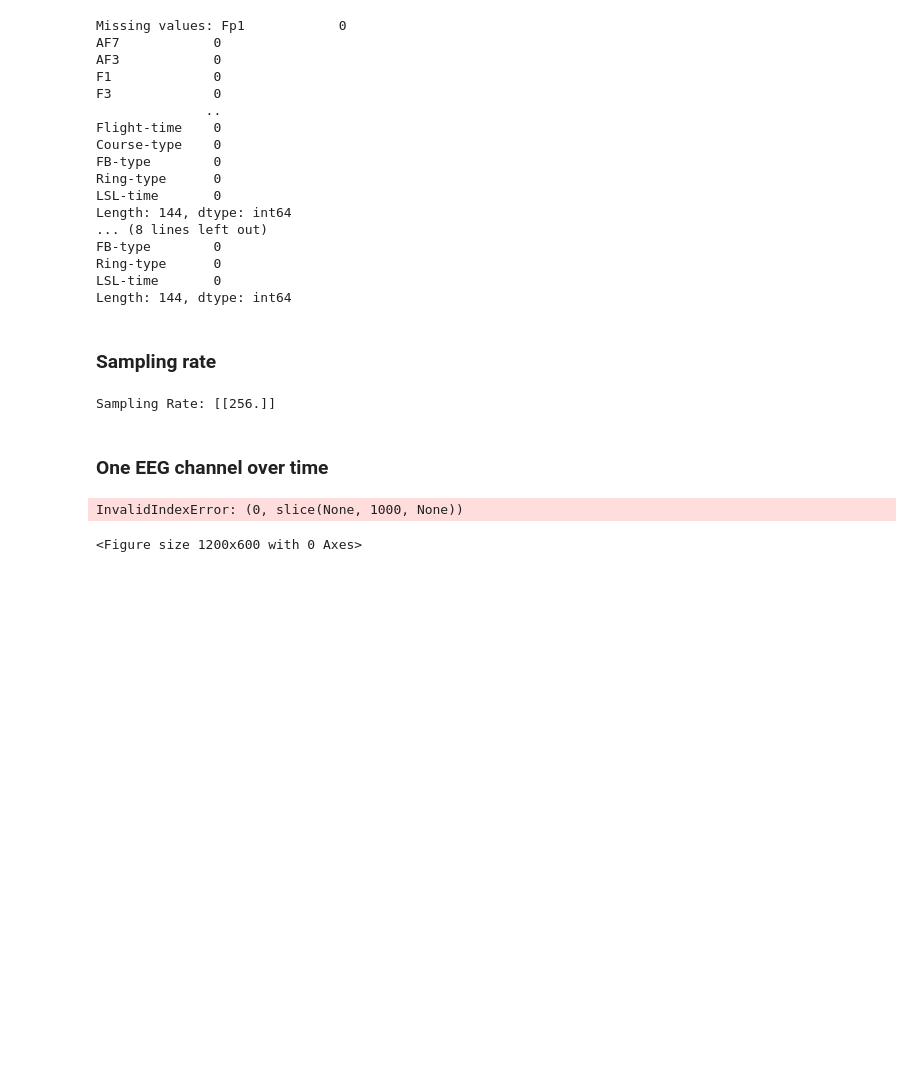
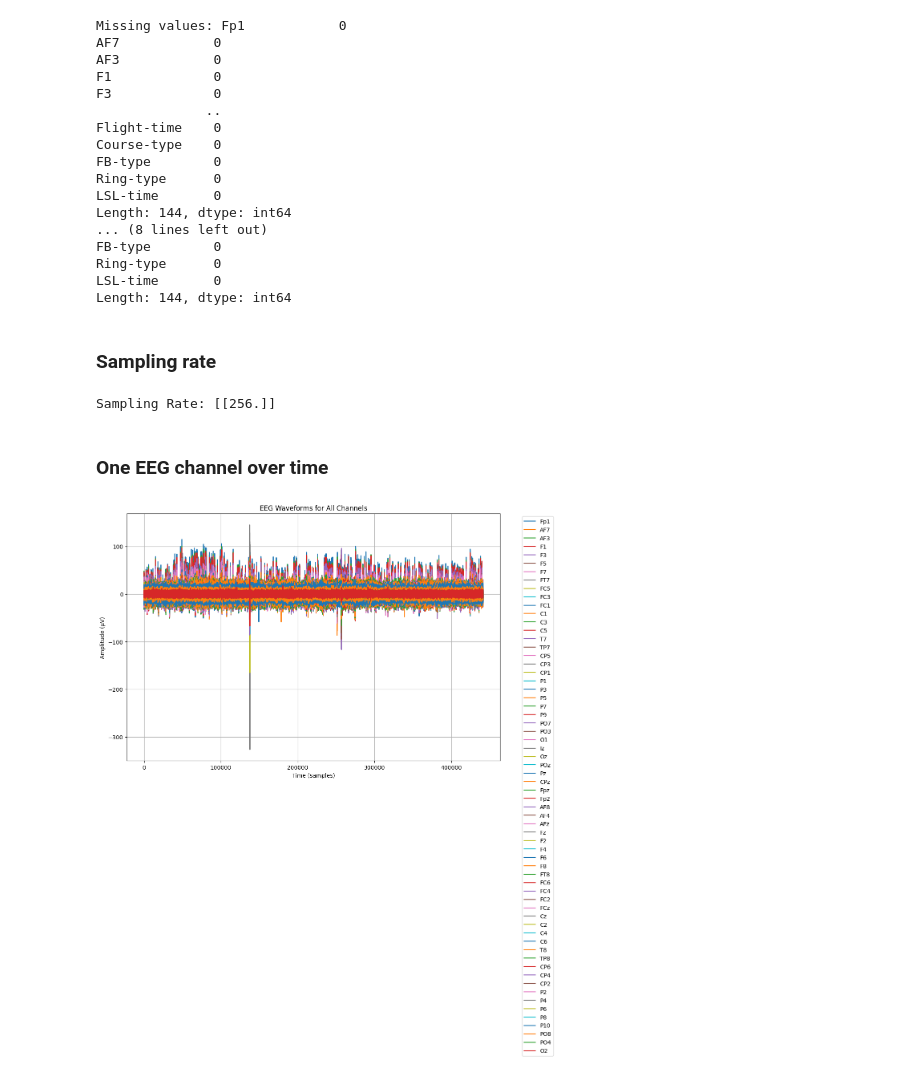
Before and after one commit to Ssalijoshua/Regulation-of-arousal-, a Jupyter notebook: eda-code.ipynb, the cells around one changed output. Saved outputs shown, nothing was run; the diff lists cells and outputs as text; code cells hidden in the pictures; blank space fills up the shorter version.

```diff
--- a/eda-code.ipynb
+++ b/eda-code.ipynb
@@ -251,14 +267,3 @@ print("Sampling Rate:", sampling_rate)
 Sampling Rate: [[256.]]
 # %% [markdown]
 ### One EEG channel over time
-# %%
-# Select first channel and first 1000 time points
-plt.figure(figsize=(12,6))
-plt.plot(eeg_data[0, :1000])
-plt.title("EEG Signal (Channel 1)")
-plt.xlabel("Time (samples)")
-plt.ylabel("Amplitude (µV)")
-plt.show()
-# %% [output]
-InvalidIndexError: (0, slice(None, 1000, None))
-<Figure size 1200x600 with 0 Axes>
@@ -278,0 +270,30 @@ plt.show()
+# %%
+import matplotlib.pyplot as plt
+import pandas as pd
+
+# Assuming df_cleaned is your DataFrame with EEG data
+# List of EEG channel names
+channels = df_cleaned['Channel'].tolist()
+
+# Select only the EEG channels and the time column (if applicable)
+time_column = eeg_data.index  # Assuming the index is the time or you could use a specific column if you have a 'time' column.
+eeg_data = eeg_data[channels]
+
+# Plot all EEG waveforms on the same graph
+plt.figure(figsize=(12, 8))
+
+for channel in channels:
+    plt.plot(time_column, eeg_data[channel], label=channel)
+
+# Add labels and title
+plt.xlabel('Time (samples)')
+plt.ylabel('Amplitude (µV)')
+plt.title('EEG Waveforms for All Channels')
+plt.grid(True)
+
+# Add a legend to differentiate the channels
+plt.legend(loc='upper right', bbox_to_anchor=(1.15, 1))
+
+plt.show()
+# %% [output]
+[figure, added]
```
Also changed, not shown: parts of 13 cells of this notebook.
